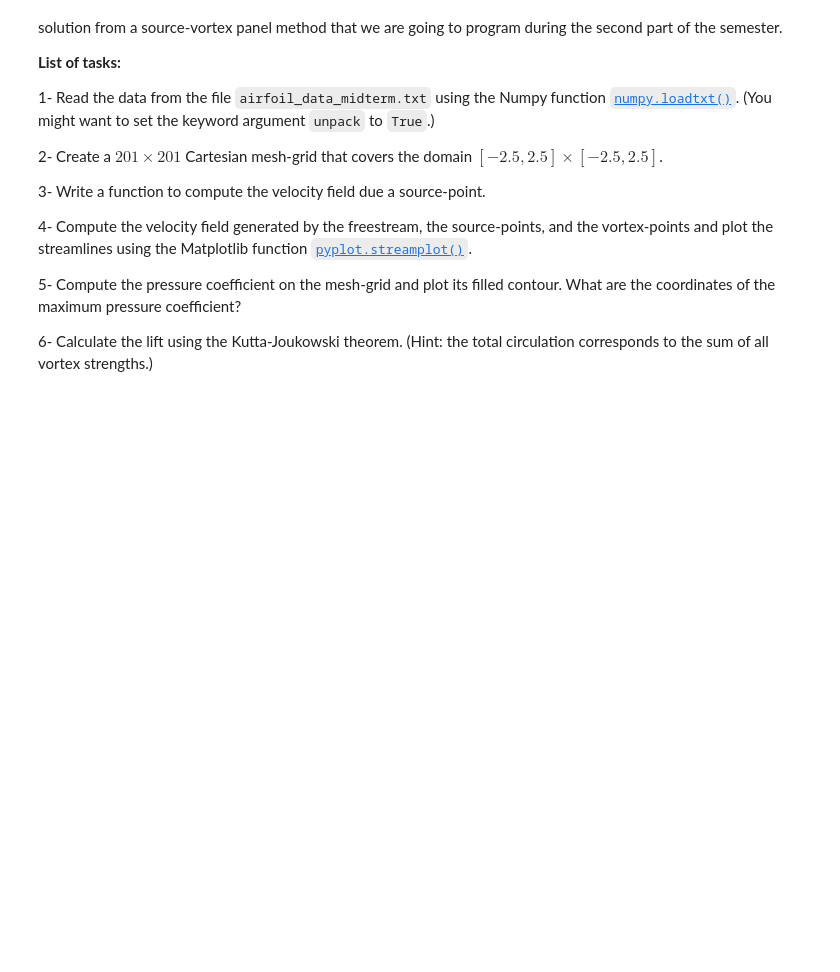
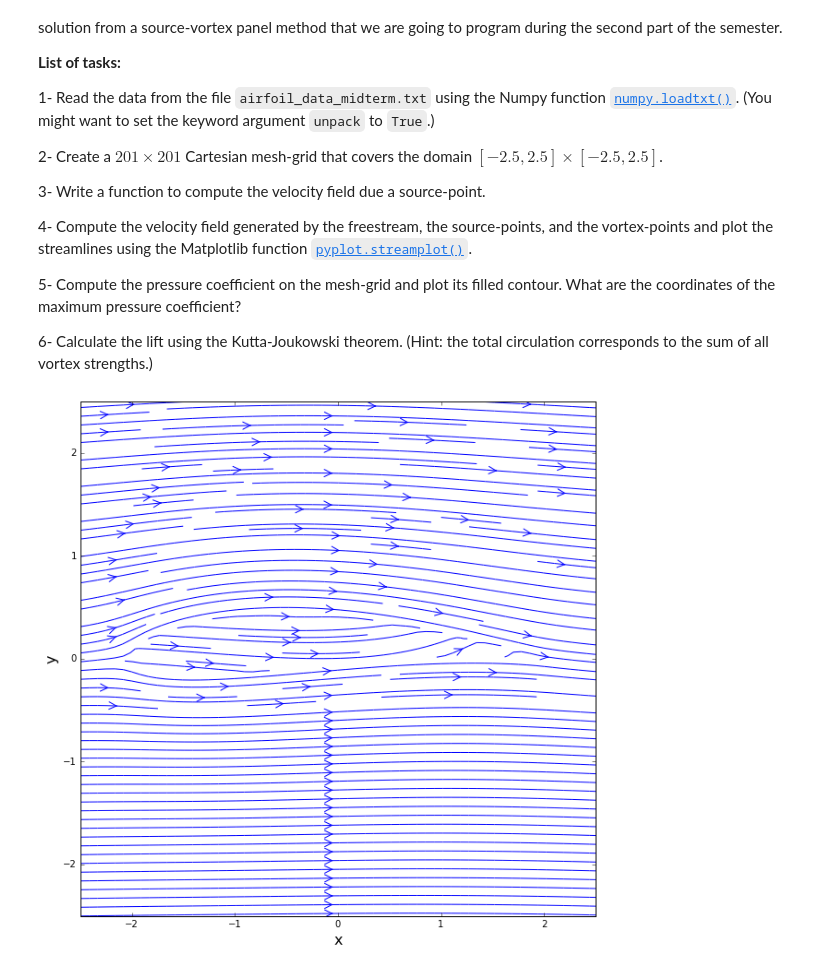
Before and after one commit to Dmphelps89/MAE6226-1, a Jupyter notebook: midterm/midterm.ipynb, the cells around one changed output. Cells and saved outputs as stored; diff of their text form; code cells hidden in the pictures; blank space fills up the shorter version.

Commit message:
midterm finished

```diff
--- a/midterm/midterm.ipynb
+++ b/midterm/midterm.ipynb
@@ -614,0 +625,57 @@ Well, they are the solution from a source-vortex panel method that we are going
+# %%
+# Write your function in this cell.
+
+x_source = numpy.loadtxt('./airfoil_data_midterm.txt')[:, 0]
+y_source = numpy.loadtxt('./airfoil_data_midterm.txt')[:, 1]
+source_str = numpy.loadtxt('./airfoil_data_midterm.txt')[:, 2]
+vortex_str = numpy.loadtxt('./airfoil_data_midterm.txt')[:, 3]
+
+NN = 201
+x_start, x_end = -2.5, 2.5
+y_start, y_end = -2.5, 2.5
+x_1 = numpy.linspace(x_start, x_end, NN)
+y_1 = numpy.linspace(y_start, y_end, NN)
+X1, Y1 = numpy.meshgrid(x_1, y_1)
+
+def get_velocity(strength, xs, ys, X, Y):
+
+    u = strength/(2*numpy.pi)*(X-xs)/((X-xs)**2+(Y-ys)**2)
+    v = strength/(2*numpy.pi)*(Y-ys)/((X-xs)**2+(Y-ys)**2)
+
+    return u, v
+
+def get_stream_function(strength, xs, ys, X, Y):
+
+    psi = strength/(2*numpy.pi)*numpy.arctan2((Y-ys), (X-xs))
+
+    return psi
+
+u_source1, v_source1, psi_source1= 0, 0, 0
+
+for i in range(len(x_source)):
+    u_source2,v_source2 = get_velocity(source_str[i],x_source[i],y_source[i],X1,Y1)
+    psi_source2 = get_stream_function(source_str[i],x_source[i],y_source[i],X1,Y1)
+    u_vortex, v_vortex = get_velocity_vortex(vortex_str[i],x_source[i],y_source[i],X1,Y1)
+    psi_vortex = get_stream_function_vortex(vortex_str[i],x_source[i],y_source[i],X1,Y1)
+    u_source1 = u_source2+u_source1+u_vortex
+    v_source1 = v_source2+v_source1+v_vortex
+    psi_source1 = psi_source2+psi_source1+psi_vortex
+
+
+u_freestream1 = u_inf * numpy.ones((NN, NN))
+v_freestream1 = numpy.zeros((NN, NN))
+psi_freestream1 = u_inf * Y1
+
+uu = u_freestream1 + u_source1
+vv = v_freestream1 + v_source1
+psipsi = psi_freestream1 + psi_source1
+
+size = 10
+pyplot.figure(figsize=(size, (y_end-y_start)/(x_end-x_start)*size))
+pyplot.xlabel('x', fontsize=16)
+pyplot.ylabel('y', fontsize=16)
+pyplot.xlim(x_start, x_end)
+pyplot.ylim(y_start, y_end)
+pyplot.streamplot(X1, Y1, uu, vv, density=2, linewidth=1, arrowsize=2, arrowstyle='->');
+# %% [output]
+[figure, added]
```
Also changed, not shown: parts of 8 cells of this notebook.
